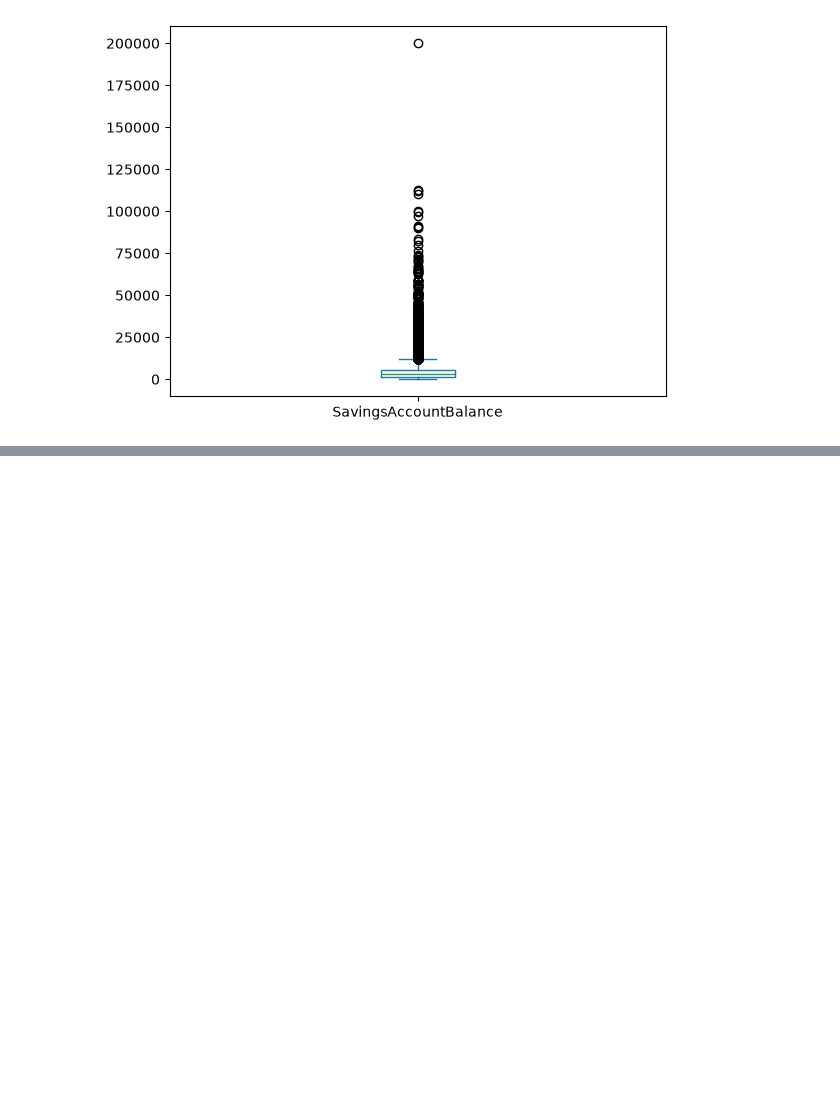
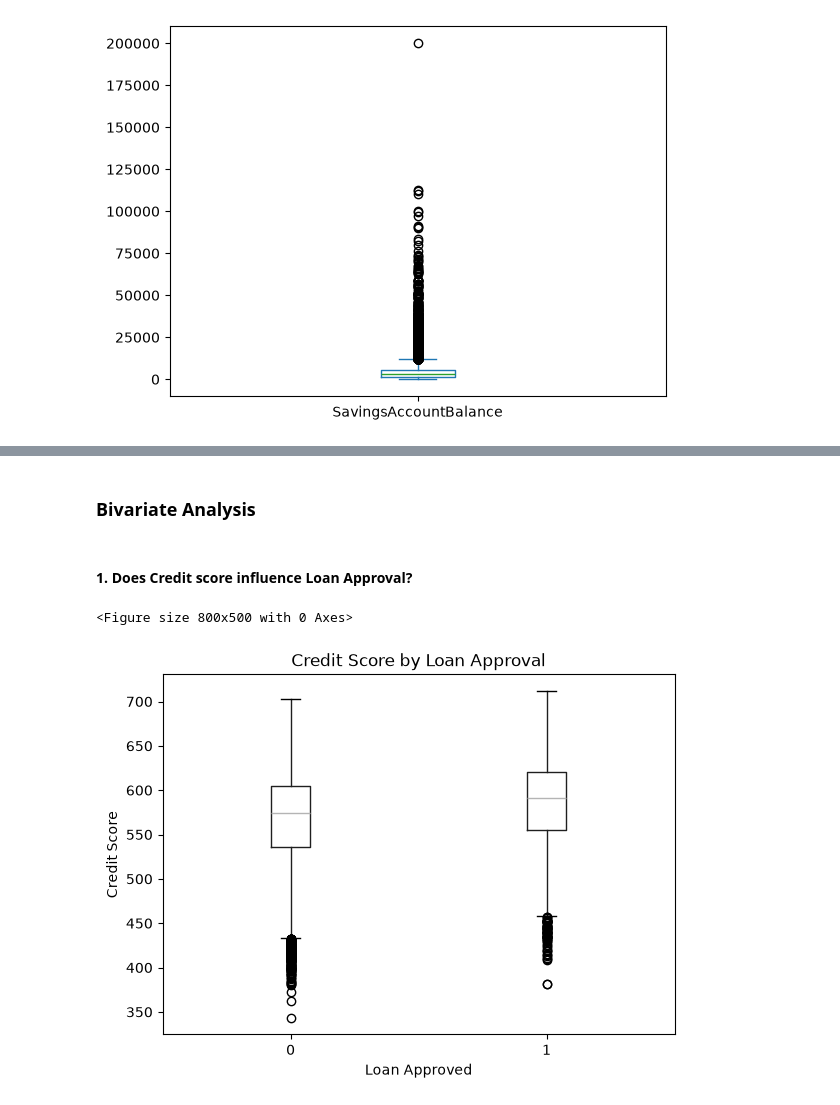
Before and after one commit to franciswairagu/financial-loan-risk, a Jupyter notebook: financial_loan_risk.ipynb, the cells around one changed output, grey strips where cells are left out. Saved outputs shown, nothing was run; the diff lists cells and outputs as text; code cells hidden in the pictures; blank space fills up the shorter version.

```diff
--- a/financial_loan_risk.ipynb
+++ b/financial_loan_risk.ipynb
@@ -342,0 +359,22 @@ None
+# %% [markdown]
+### Bivariate Analysis
+# %% [markdown]
+#### 1. Does Credit score influence Loan Approval?
+# %%
+plt.figure(figsize=(8,5))
+
+df.boxplot(
+    column="CreditScore",
+    by="LoanApproved",
+    grid=False
+)
+
+plt.title("Credit Score by Loan Approval")
+plt.suptitle("")
+plt.xlabel("Loan Approved")
+plt.ylabel("Credit Score")
+
+plt.show()
+# %% [output]
+<Figure size 800x500 with 0 Axes>
+[figure, added]
```
Also changed, not shown: parts of 60 cells of this notebook.
